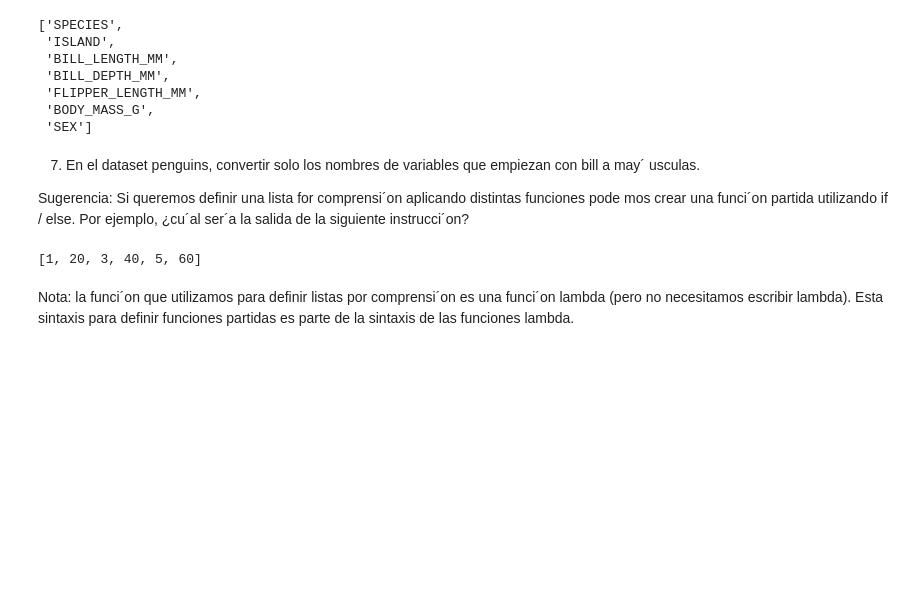
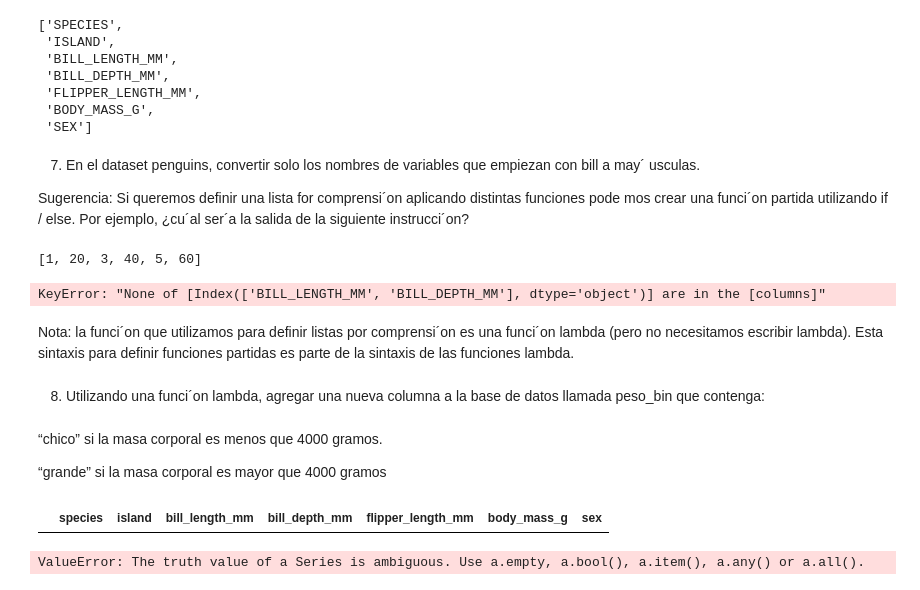
Before and after one commit to AnnBass23/LDD, a Jupyter notebook: P6 LDD/p6.ipynb, the cells around one changed output. Cells and saved outputs as stored; diff of their text form; code cells hidden in the pictures; blank space fills up the shorter version.

Commit message:
Continuar con la guía 6, ejercicios con errores o incompletos

```diff
--- a/P6 LDD/p6.ipynb
+++ b/P6 LDD/p6.ipynb
@@ -312,4 +331,29 @@ mos crear una funci´on partida utilizando if / else. Por ejemplo, ¿cu´al ser
+# %%
+penguinsUpper = penguins[[mayus(x) for x in penguins.columns if x.startswith("bill")]]
+penguinsUpper.head()
+# %% [output]
+KeyError: "None of [Index(['BILL_LENGTH_MM', 'BILL_DEPTH_MM'], dtype='object')] are in the [columns]"
 # %% [markdown]
  Nota: la funci´on que utilizamos para definir listas por comprensi´on es una funci´on lambda
  (pero no necesitamos escribir lambda). Esta sintaxis para definir funciones partidas es parte
  de la sintaxis de las funciones lambda.
+# %% [markdown]
+8. Utilizando una funci´on lambda, agregar una nueva columna a la base de datos llamada peso_bin
+ que contenga:
+# %% [markdown]
+“chico” si la masa corporal es menos que 4000 gramos.
+
+ “grande” si la masa corporal es mayor que 4000 gramos
+# %%
+grande = penguins.loc[:, 'body_mass_g'] < 4000
+chico = penguins.loc [:, 'body_mass_g'] > 4000
+penguinsNuevo = penguins.loc[grande & chico]
+penguinsNuevo.head()
+# %% [output]
+|  | species | island | bill_length_mm | bill_depth_mm | flipper_length_mm | body_mass_g | sex |
+# %%
+penguins2 = penguinsNuevo.copy()
+penguins2["peso_bin]"] =  penguinsNuevo[[col for col in penguins.columns if grande]].sum(axis = 1)
+penguins2.head()
+# %% [output]
+ValueError: The truth value of a Series is ambiguous. Use a.empty, a.bool(), a.item(), a.any() or a.all().
```
Also changed, not shown: parts of 2 cells of this notebook, 1 other file.
